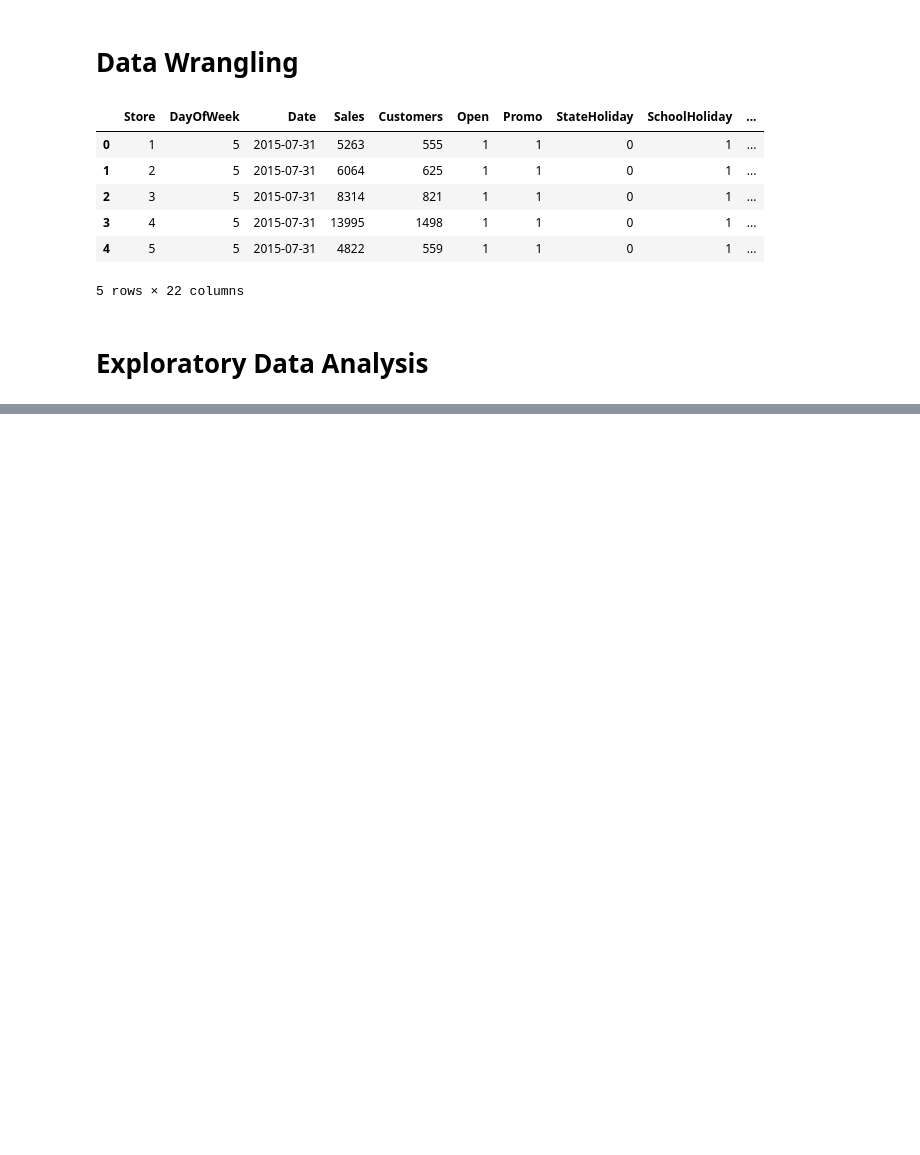
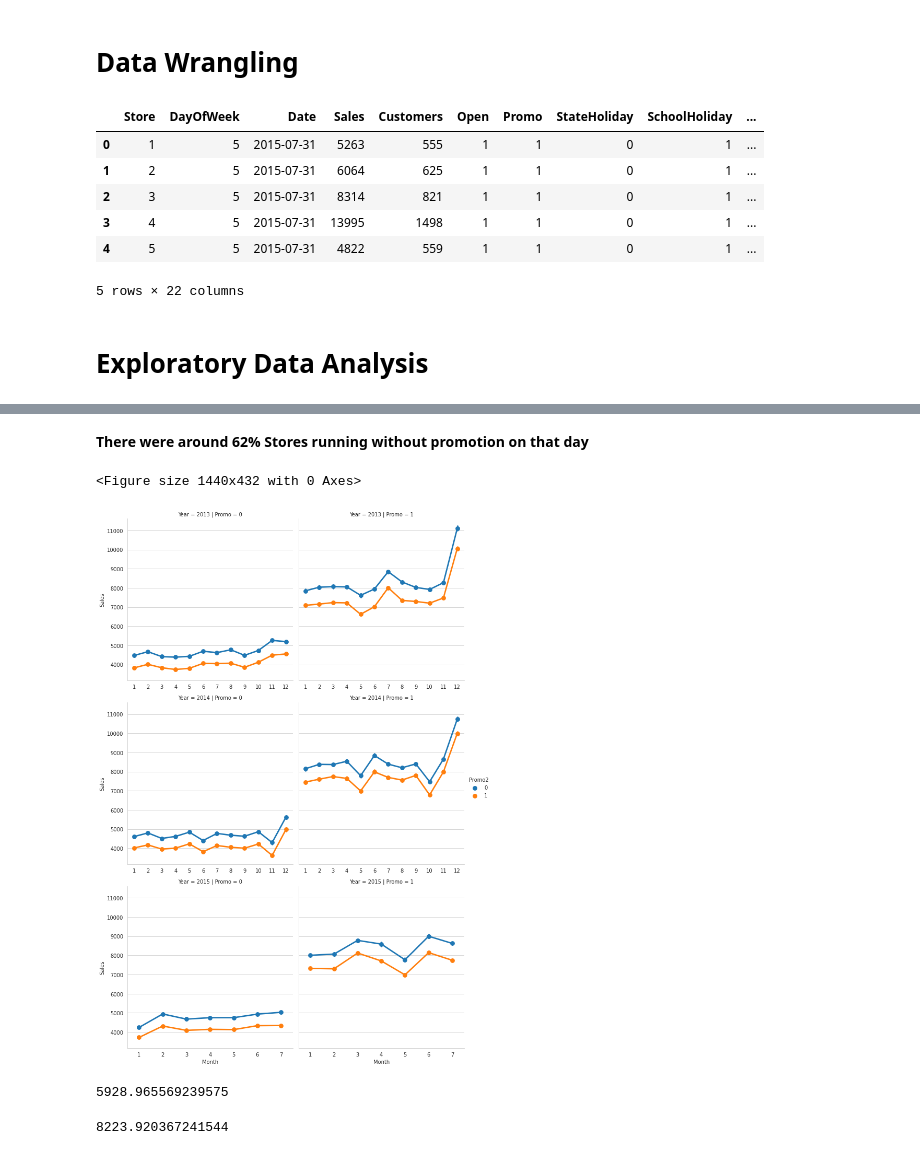
Before and after one commit to krishna9734/Rossmann-Sales-Prediction, a Jupyter notebook: Rossmann_Sales_Prediction_Capstone_Project.ipynb, the cells around one changed output, grey strips where cells are left out. Saved outputs shown, nothing was run; the diff lists cells and outputs as text; code cells hidden in the pictures; blank space fills up the shorter version.

```diff
--- a/Rossmann_Sales_Prediction_Capstone_Project.ipynb
+++ b/Rossmann_Sales_Prediction_Capstone_Project.ipynb
@@ -242,0 +265,26 @@ merged_df.head()
+# %% [markdown]
+**There were around 62% Stores running without promotion on that day**
+# %%
+# Relationship between Promo and sales on year wise
+sns.set_style('whitegrid')
+plt.figure(figsize=(20,6))
+sns.factorplot(data = merged_df , x = 'Month', y = 'Sales',
+               col = 'Promo',
+               hue = 'Promo2',
+               row = 'Year',
+           sharex = False);
+# %% [output]
+<Figure size 1440x432 with 0 Axes>
+[figure, added]
+# %%
+# Checking average sales when there is no promotional advertisements running
+Sales_with_no_promo = merged_df[(merged_df.Promo == 0) & (merged_df.Sales)].mean().sort_values(ascending = False)[0]
+print(Sales_with_no_promo)
+# %% [output]
+5928.965569239575
+# %%
+# Checking average sales when there is promotional advertisements running
+Sales_with_promo = merged_df[(merged_df.Promo == 1) & (merged_df.Sales)].mean().sort_values(ascending = False)[0]
+print(Sales_with_promo)
+# %% [output]
+8223.920367241544
```
Also changed, not shown: parts of 11 cells of this notebook.
